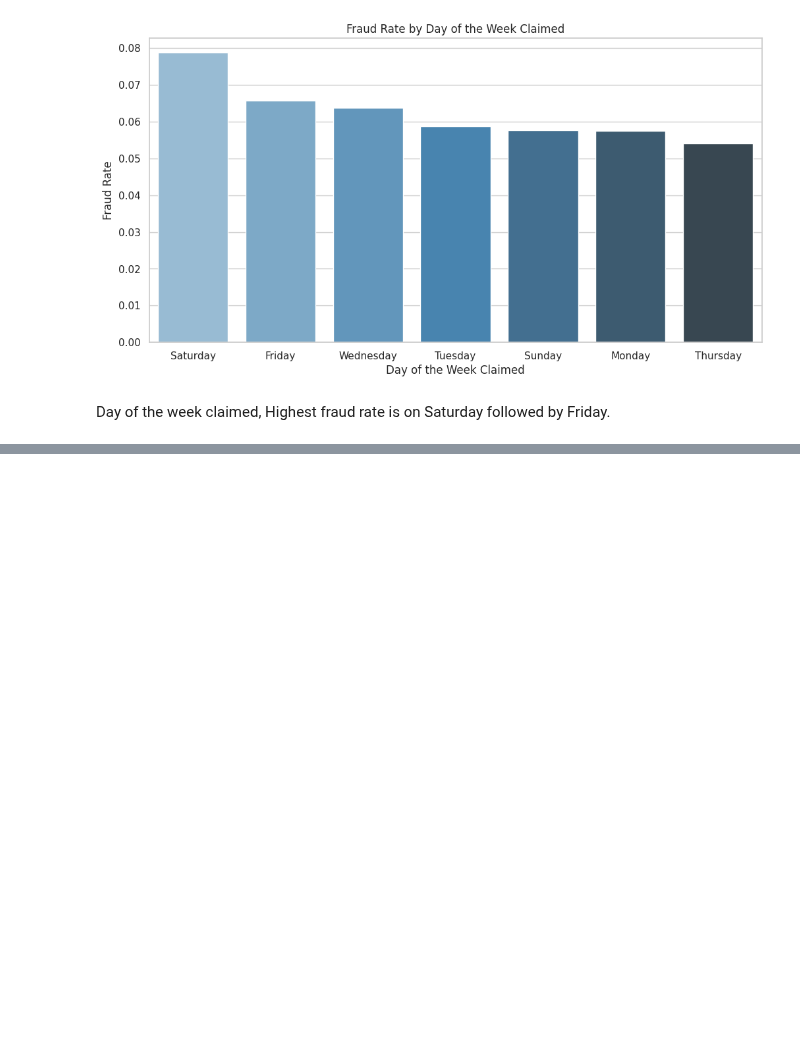
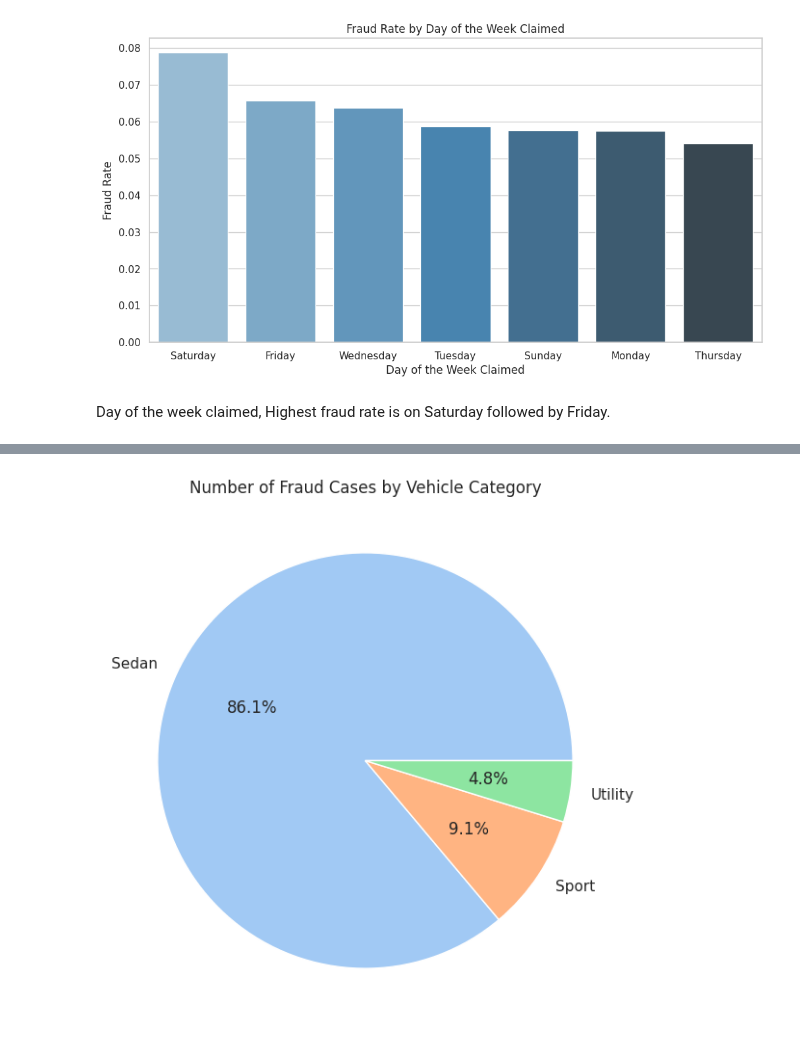
Before and after one commit to kimp10/Insurance-Fraud-Detection-Model-, a Jupyter notebook: Insurance_Fraud_detection.ipynb, the cells around one changed output, grey strips where cells are left out. Drawn from its saved outputs; the diff is of its cells as text; code cells hidden in the pictures; blank space fills up the shorter version.

```diff
--- a/Insurance_Fraud_detection.ipynb
+++ b/Insurance_Fraud_detection.ipynb
@@ -380,0 +277,9 @@ Males are significantly more likely to be involved in detected fraud cases compa
+# %%
+# Pie Chart Number of Fraud Cases by Vehicle Category
+plt.figure(figsize=(10, 7))
+fraud_count_by_category = count_fraud_cases('VehicleCategory')
+plt.pie(fraud_count_by_category.values, labels=fraud_count_by_category.index, autopct='%1.1f%%', colors=sns.color_palette("pastel"))
+plt.title('Number of Fraud Cases by Vehicle Category')
+plt.show()
+# %% [output]
+[figure, added]
```
Also changed, not shown: parts of 11 cells of this notebook.
